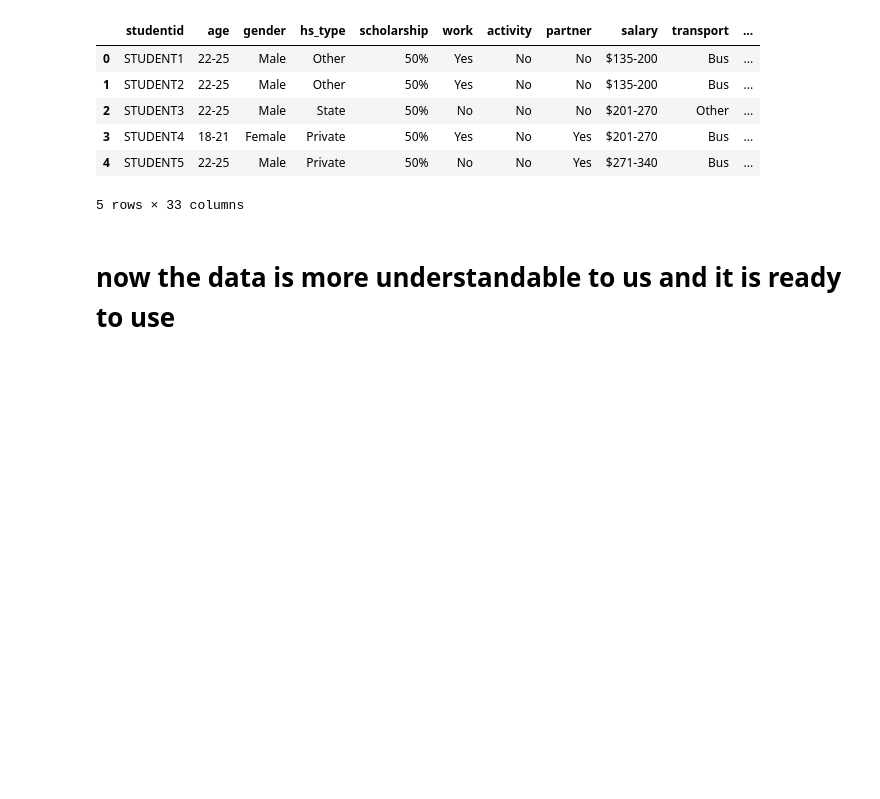
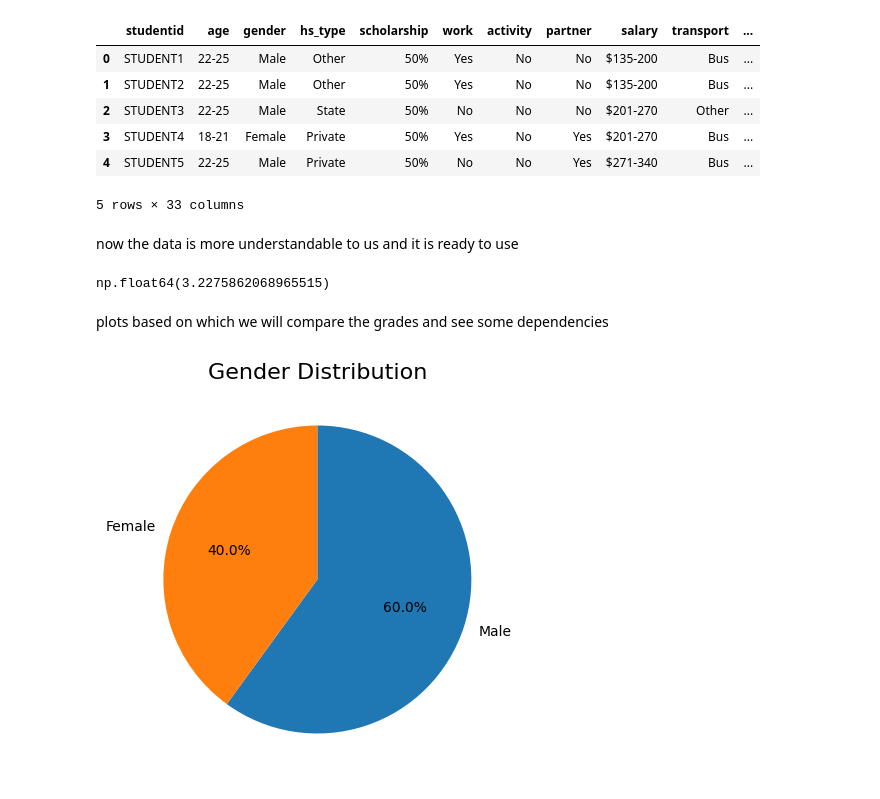
Before and after one commit to CalinCezar/Excalibur-Project, a Jupyter notebook: student_data/student.ipynb, the cells around one changed output. Saved outputs shown, nothing was run; the diff lists cells and outputs as text; code cells hidden in the pictures; blank space fills up the shorter version.

Commit message:
data visualization for student performance analysis

```diff
--- a/student_data/student.ipynb
+++ b/student_data/student.ipynb
@@ -233,4 +237,25 @@ df.head()
 | 4 | STUDENT5 | 22-25 | Male | Private | 50% | No | No | Yes | $271-340 | Bus | ... |
 5 rows × 33 columns
 # %% [markdown]
-# now the data is more understandable to us and it is ready to use
+now the data is more understandable to us and it is ready to use
+# %%
+#the accent is on the "garde" column and we will try to predict it
+df['grade'].mean()
+# %% [output]
+np.float64(3.2275862068965515)
+# %% [markdown]
+plots based on which we will compare the grades and see some dependencies
+# %%
+# Gender Distribution
+import matplotlib.pyplot as plt
+import seaborn as sns
+
+palette = sns.color_palette("pastel")
+data = df['gender'].value_counts(normalize=True) * 100
+
+fig1 = plt.figure(figsize=(7, 5))
+plt.pie(data, labels=data.index, startangle=90, counterclock=False, autopct='%1.1f%%')
+plt.title('Gender Distribution', fontsize=16)
+plt.show()
+# %% [output]
+[figure, added]
```
Also changed, not shown: parts of 50 cells of this notebook.
